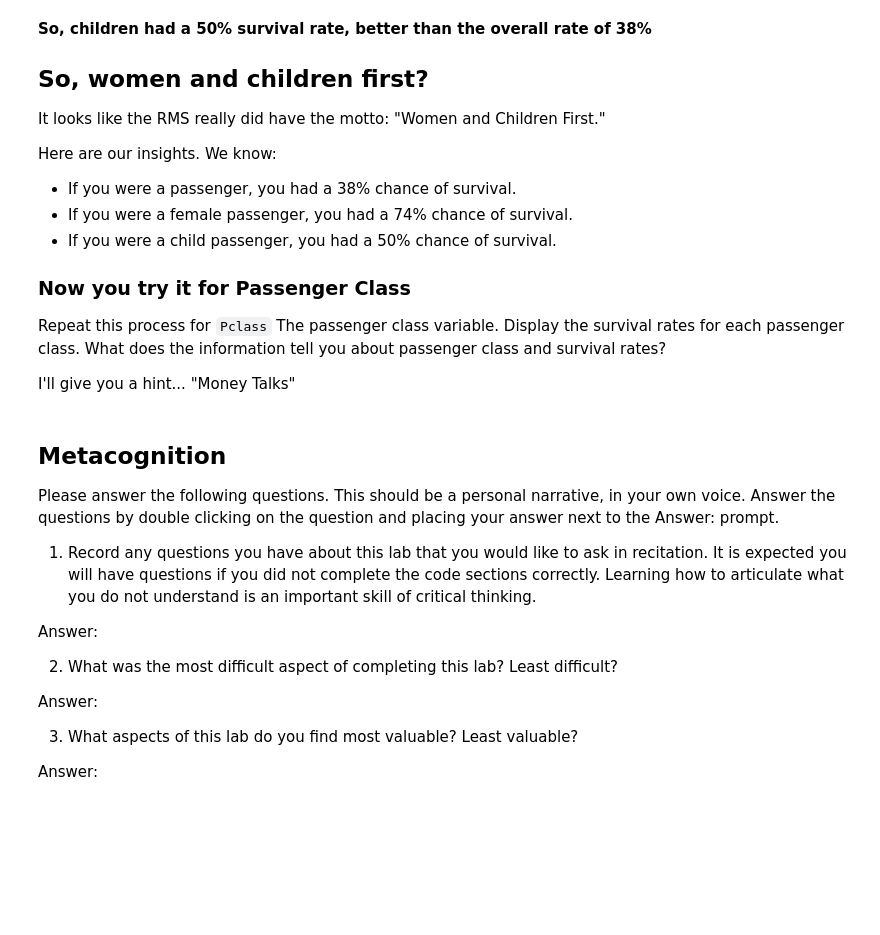
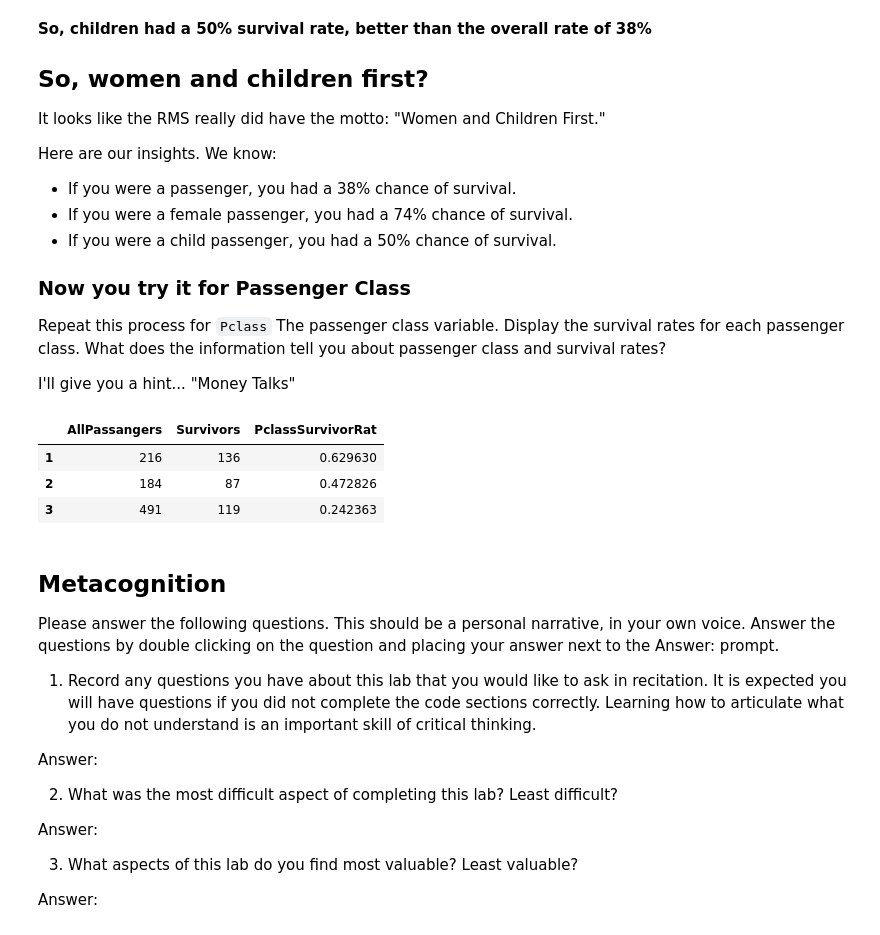
Before and after one commit to MahopacHS/spring-2020-Lamk0810, a Jupyter notebook: content/lessons/12/Class-Coding-Lab/CCL-Data-Analysis-With-Pandas.ipynb, the cells around one changed output. Saved outputs shown, nothing was run; the diff lists cells and outputs as text; code cells hidden in the pictures; blank space fills up the shorter version.

```diff
--- a/content/lessons/12/Class-Coding-Lab/CCL-Data-Analysis-With-Pandas.ipynb
+++ b/content/lessons/12/Class-Coding-Lab/CCL-Data-Analysis-With-Pandas.ipynb
@@ -199,6 +235,17 @@ Repeat this process for `Pclass` The passenger class variable. Display the survi
 I'll give you a hint... "Money Talks"
 # %%
 # todo: repeat the analysis in the previous cell for Pclass
+pc_all_series=passengers['Pclass'].value_counts()
+pc_survivor_series=survivors['Pclass'].value_counts()
+
+pc_comparison_df=pd.DataFrame({'AllPassangers':pc_all_series,'Survivors':pc_survivor_series})
+pc_comparison_df['PclassSurvivorRat']=pc_comparison_df['Survivors']/pc_comparison_df['AllPassangers']
+pc_comparison_df
+# %% [output]
+|  | AllPassangers | Survivors | PclassSurvivorRat |
+| 1 | 216 | 136 | 0.629630 |
+| 2 | 184 | 87 | 0.472826 |
+| 3 | 491 | 119 | 0.242363 |
 # %% [markdown]
 ## Metacognition
 
```
Also changed, not shown: parts of 12 cells of this notebook, 11 other files.
